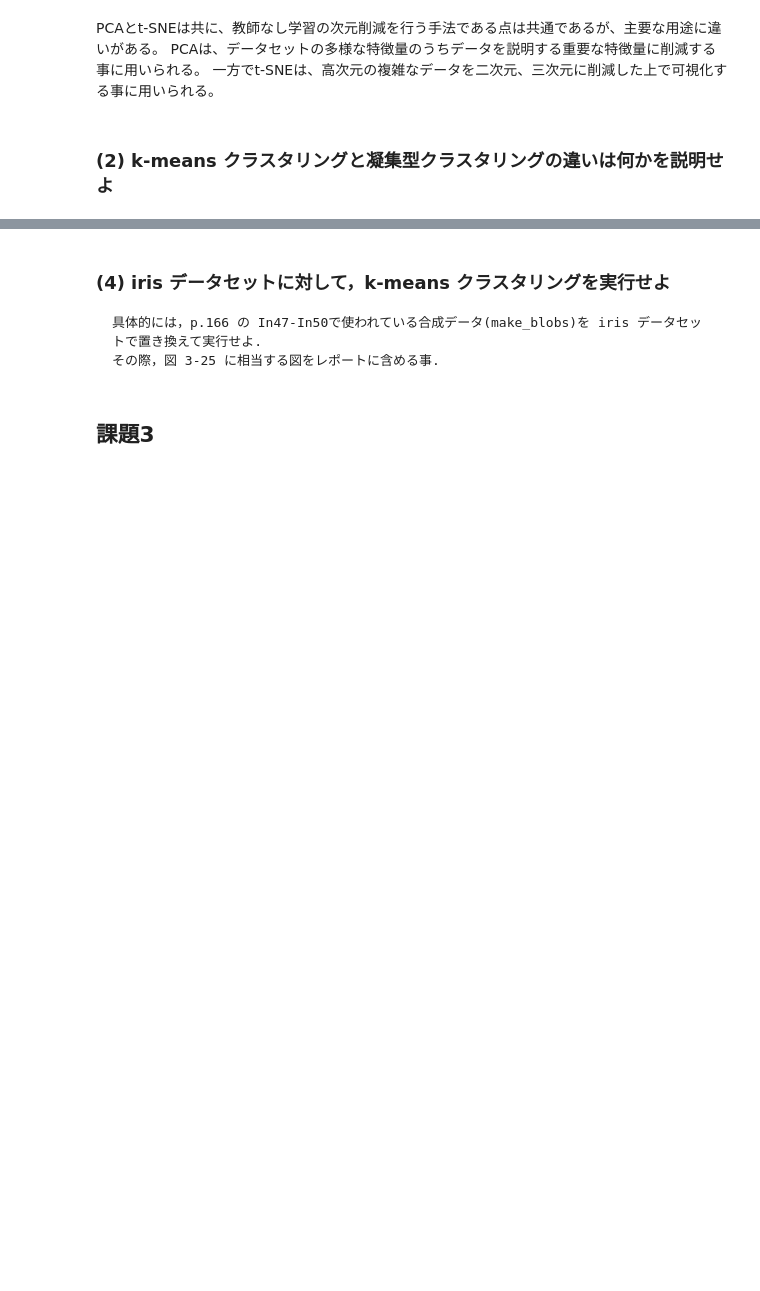
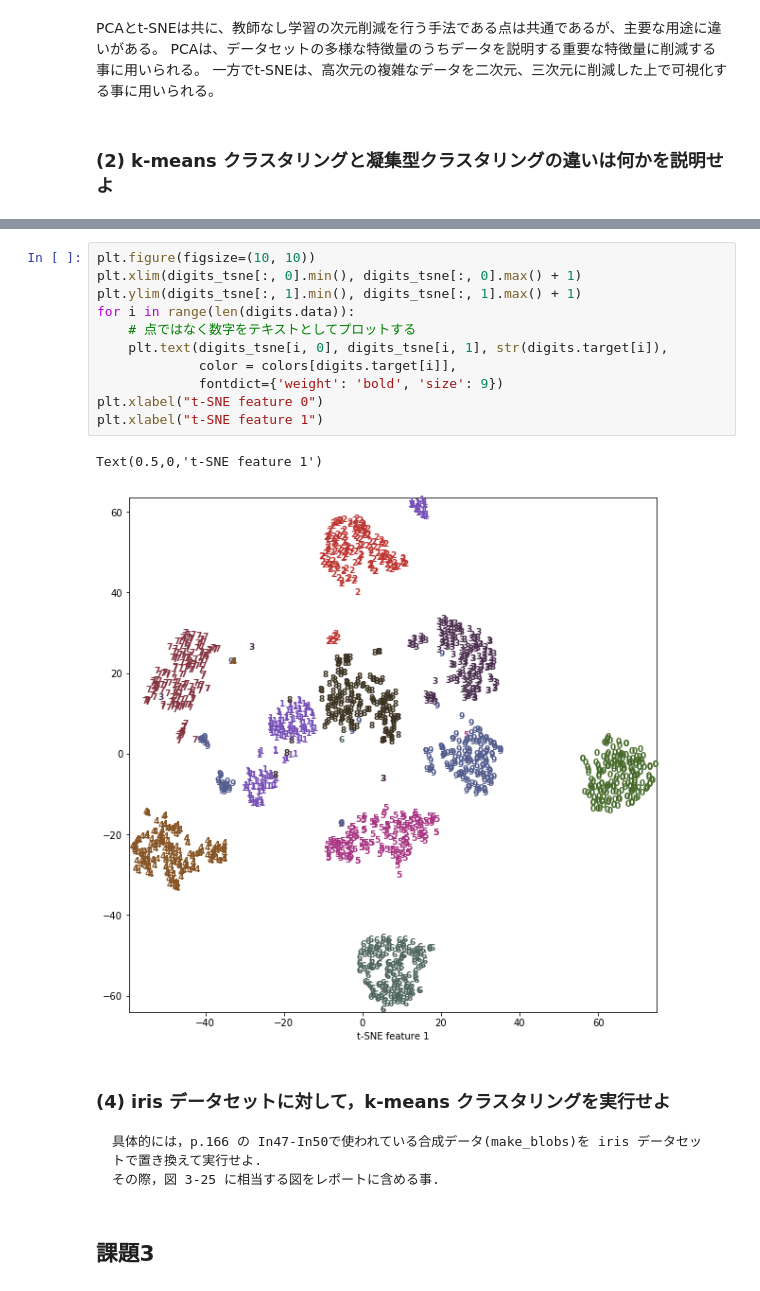
Before and after one commit to KiichiSugihara/MachineLearningTraining, a Jupyter notebook: kadai_03.ipynb, the cells around one changed output, grey strips where cells are left out. Drawn from its saved outputs; the diff is of its cells as text; blank space fills up the shorter version.

```diff
--- a/kadai_03.ipynb
+++ b/kadai_03.ipynb
@@ -139,3 +171,17 @@ PCAは、データセットの多様な特徴量のうちデータを説明す
+# %%
+plt.figure(figsize=(10, 10))
+plt.xlim(digits_tsne[:, 0].min(), digits_tsne[:, 0].max() + 1)
+plt.ylim(digits_tsne[:, 1].min(), digits_tsne[:, 1].max() + 1)
+for i in range(len(digits.data)):
+    # 点ではなく数字をテキストとしてプロットする
+    plt.text(digits_tsne[i, 0], digits_tsne[i, 1], str(digits.target[i]),
+             color = colors[digits.target[i]],
+             fontdict={'weight': 'bold', 'size': 9})
+plt.xlabel("t-SNE feature 0")
+plt.xlabel("t-SNE feature 1")
+# %% [output]
+Text(0.5,0,'t-SNE feature 1')
+[figure, added]
 # %% [markdown]
 ### (4) iris データセットに対して，k-means クラスタリングを実行せよ
 	具体的には，p.166 の In47-In50で使われている合成データ(make_blobs)を iris データセットで置き換えて実行せよ.
```
Also changed, not shown: parts of 4 cells of this notebook.
